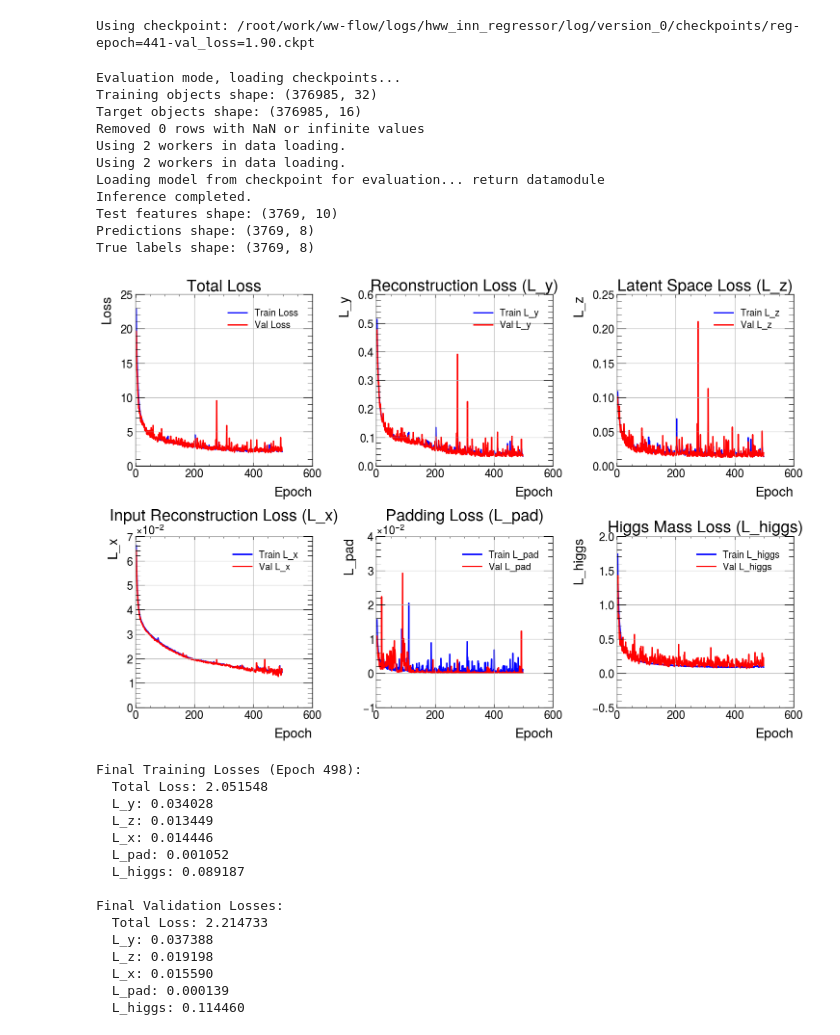
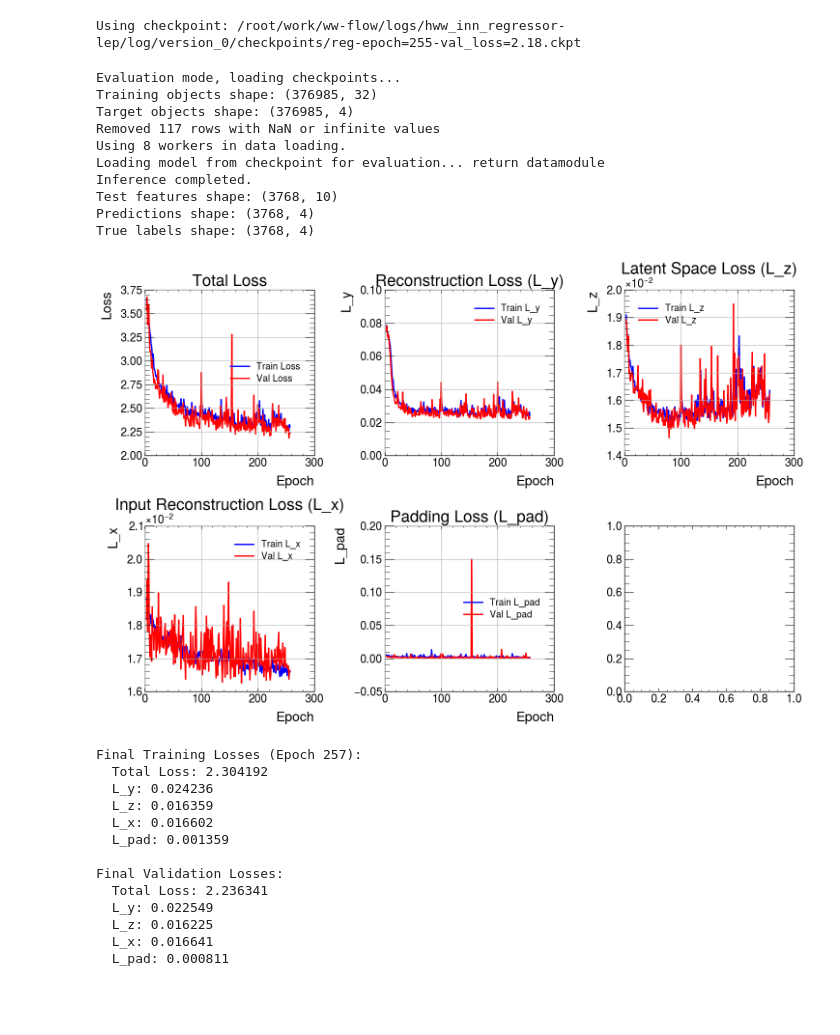
Before and after one commit to yygarypeng/ww-flow, a Jupyter notebook: visualize.ipynb, the cells around one changed output. Cells and saved outputs as stored; diff of their text form; code cells hidden in the pictures; blank space fills up the shorter version.

```diff
--- a/visualize.ipynb
+++ b/visualize.ipynb
@@ -17,13 +17,13 @@ import mplhep as hep
 
 hep.style.use(hep.style.ATLAS)
 # %%
-ckpt_files = glob.glob(f"/root/work/ww-flow/logs/hww_inn_regressor/log/version_0/checkpoints/*.ckpt")
+ckpt_files = glob.glob(f"/root/work/ww-flow/logs/hww_inn_regressor-lep/log/version_0/checkpoints/*.ckpt")
 if not ckpt_files:
     raise FileNotFoundError(f"No checkpoint files found in {ckpt_files}")
 ckpt_path = ckpt_files[0]  # Use the first checkpoint found
 print(f"Using checkpoint: {ckpt_path}")
 # %% [output]
-Using checkpoint: /root/work/ww-flow/logs/hww_inn_regressor/log/version_0/checkpoints/reg-epoch=441-val_loss=1.90.ckpt
+Using checkpoint: /root/work/ww-flow/logs/hww_inn_regressor-lep/log/version_0/checkpoints/reg-epoch=255-val_loss=2.18.ckpt
 # %%
 def neu_mass(pred_ww, train_features):
 	px_w0, py_w0, pz_w0 = pred_ww[:, 0], pred_ww[:, 1], pred_ww[:, 2]
@@ -80,8 +80,8 @@ with torch.no_grad():
         # z_sample = randmultin(_z_like_tensor, device=device)
         z_sample = torch.randn_like(_z_like_tensor) # Gaussian prior
         yz = torch.cat([batch_lvlv.to(device), z_sample.to(device)], dim=1)
-        lvlv_pred = model(batch_ww, cond, batch_lvlv, reverse=False) # the prediction gives the inputs (y, z)
-        ww_pred = model(yz, cond, None, reverse=True)
+        lvlv_pred = model(batch_ww, cond, reverse=False) # the prediction gives the inputs (y, z)
+        ww_pred = model(yz, cond, reverse=True)
         z_pred = lvlv_pred[1] # predicted z
 
         # manual inverse stdscaler transform
@@ -107,18 +107,17 @@ print(f"True labels shape: {true_labels.shape}")
 # %% [output]
 Evaluation mode, loading checkpoints...
 Training objects shape: (376985, 32)
-Target objects shape: (376985, 16)
-Removed 0 rows with NaN or infinite values
-Using 2 workers in data loading.
-Using 2 workers in data loading.
+Target objects shape: (376985, 4)
+Removed 117 rows with NaN or infinite values
+Using 8 workers in data loading.
 Loading model from checkpoint for evaluation... return datamodule
 Inference completed.
-Test features shape: (3769, 10)
-Predictions shape: (3769, 8)
-True labels shape: (3769, 8)
+Test features shape: (3768, 10)
+Predictions shape: (3768, 4)
+True labels shape: (3768, 4)
 # %%
 # Find all lightning_logs/version_* directories
-log_dirs = glob.glob("logs/hww_inn_regressor/log/version_*")
+log_dirs = glob.glob("logs/hww_inn_regressor-lep/log/version_*")
 if not log_dirs:
     print("No logs found.")
 else:
@@ -182,67 +181,47 @@ else:
         # axes[1, 0].set_yscale('log')
 
         # Plot 5: L_pad (padding loss)
         axes[1, 1].plot(df_clean_train["epoch"][3:], df_clean_train["L_pad"][3:], label="Train L_pad", color='blue')
         axes[1, 1].plot(df_clean_val["epoch"][3:], df_clean_val["val_L_pad"][3:], label="Val L_pad", color='red')
         axes[1, 1].set_xlabel("Epoch")
         axes[1, 1].set_ylabel("L_pad")
         axes[1, 1].set_title("Padding Loss (L_pad)")
         axes[1, 1].legend()
         axes[1, 1].grid(True)
         # axes[1, 1].set_yscale('log')
 
-        # Plot 6: L_higgs (Higgs mass loss)
-        axes[1, 2].plot(df_clean_train["epoch"][3:], df_clean_train["L_higgs"][3:], label="Train L_higgs", color='blue')
-        axes[1, 2].plot(df_clean_val["epoch"][3:], df_clean_val["val_L_higgs"][3:], label="Val L_higgs", color='red')
-        axes[1, 2].set_xlabel("Epoch")
-        axes[1, 2].set_ylabel("L_higgs")
-        axes[1, 2].set_title("Higgs Mass Loss (L_higgs)")
-        axes[1, 2].legend()
-        axes[1, 2].grid(True)
-        # axes[1, 2].set_yscale('log')
-
         plt.tight_layout()
         plt.show()
 
         # Print final loss values for analysis
         print(f"\nFinal Training Losses (Epoch {df_clean_train['epoch'].iloc[-1]}):")
         print(f"  Total Loss: {df_clean_train['train_loss'].iloc[-1]:.6f}")
         print(f"  L_y: {df_clean_train['L_y'].iloc[-1]:.6f}")
         print(f"  L_z: {df_clean_train['L_z'].iloc[-1]:.6f}")
         print(f"  L_x: {df_clean_train['L_x'].iloc[-1]:.6f}")
         print(f"  L_pad: {df_clean_train['L_pad'].iloc[-1]:.6f}")
-        # print(f"  L_W: {df_clean_train['L_W'].iloc[-1]:.6f}")
-        print(f"  L_higgs: {df_clean_train['L_higgs'].iloc[-1]:.6f}")
-        # print(f"  L_y_mmd: {df_clean_train['L_y_mmd'].iloc[-1]:.6f}")
-        # print(f"  L_neu_mass: {df_clean_train['L_neu_mass'].iloc[-1]:.6f}")
 
         print(f"\nFinal Validation Losses:")
         print(f"  Total Loss: {df_clean_val['val_loss'].iloc[-1]:.6f}")
         print(f"  L_y: {df_clean_val['val_L_y'].iloc[-1]:.6f}")
         print(f"  L_z: {df_clean_val['val_L_z'].iloc[-1]:.6f}")
         print(f"  L_x: {df_clean_val['val_L_x'].iloc[-1]:.6f}")
         print(f"  L_pad: {df_clean_val['val_L_pad'].iloc[-1]:.6f}")
-        # print(f"  L_W: {df_clean_val['val_L_W'].iloc[-1]:.6f}")
-        print(f"  L_higgs: {df_clean_val['val_L_higgs'].iloc[-1]:.6f}")
-        # print(f"  L_y_mmd: {df_clean_val['val_L_y_mmd'].iloc[-1]:.6f}")
-        # print(f"  L_neu_mass: {df_clean_val['val_L_neu_mass'].iloc[-1]:.6f}")
 # %% [output]
-[figure, old version]
+[figure, new version]
-Final Training Losses (Epoch 498):
-  Total Loss: 2.051548
-  L_y: 0.034028
-  L_z: 0.013449
-  L_x: 0.014446
-  L_pad: 0.001052
-  L_higgs: 0.089187
+Final Training Losses (Epoch 257):
+  Total Loss: 2.304192
+  L_y: 0.024236
+  L_z: 0.016359
+  L_x: 0.016602
+  L_pad: 0.001359
 
 Final Validation Losses:
-  Total Loss: 2.214733
-  L_y: 0.037388
-  L_z: 0.019198
-  L_x: 0.015590
-  L_pad: 0.000139
-  L_higgs: 0.114460
+  Total Loss: 2.236341
+  L_y: 0.022549
+  L_z: 0.016225
+  L_x: 0.016641
+  L_pad: 0.000811
 # %%
 # plt.plot(df_clean_train["epoch"][3:], df_clean_train["L_W"][3:], label="Train L_W", color='blue')
 # plt.plot(df_clean_val["epoch"][3:], df_clean_val["val_L_W"][3:], label="Val L_W", color='red')
```
Also changed, not shown: parts of 26 cells of this notebook, 6 other files.
